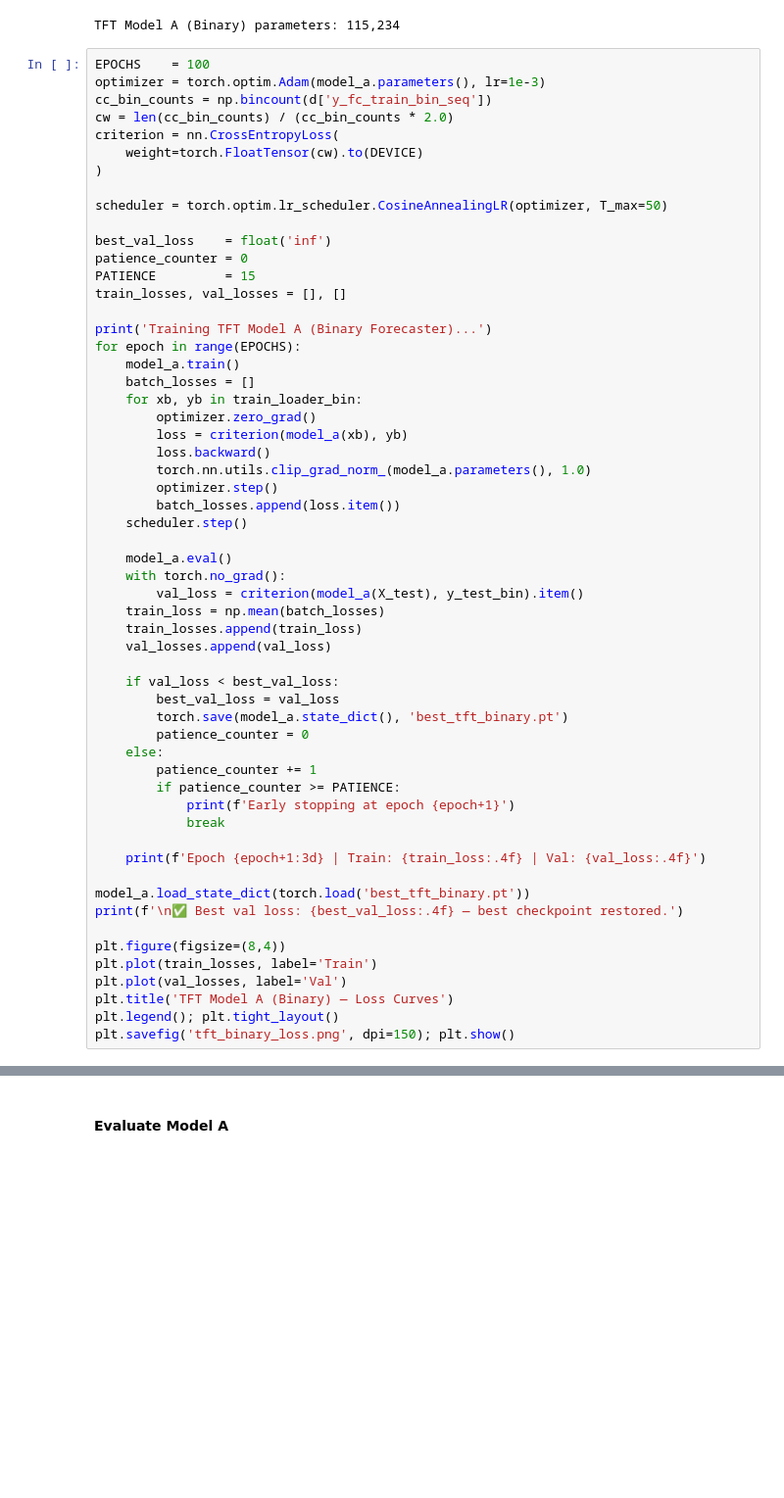
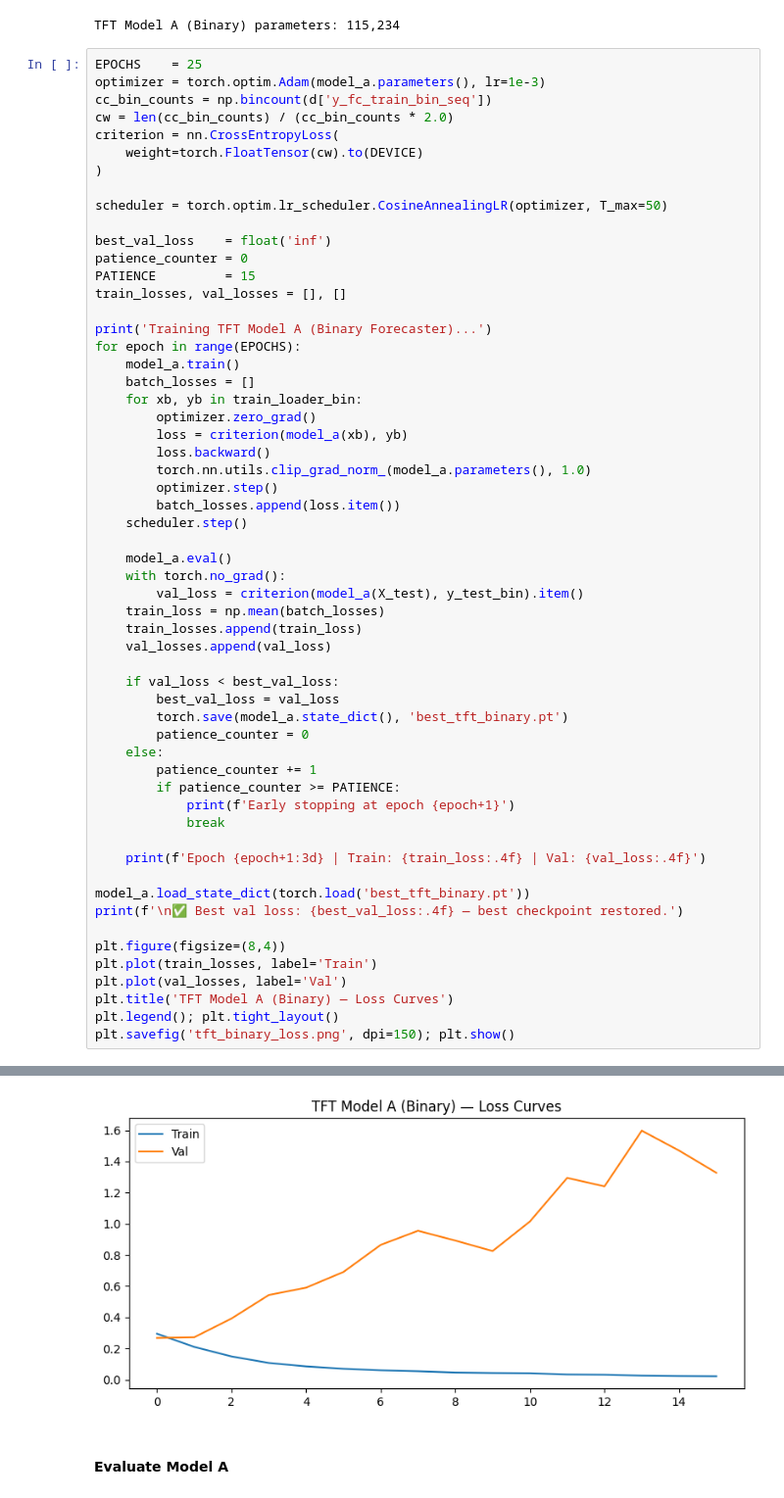
Before and after one commit to DeelakaDias/Preventing-Mechanism, a Jupyter notebook: All Models/03_TFT_Forecaster.ipynb, the cells around one changed output, grey strips where cells are left out. Shown at 98% size. Saved outputs shown, nothing was run; the diff lists cells and outputs as text; blank space fills up the shorter version.

```diff
--- a/All Models/03_TFT_Forecaster.ipynb
+++ b/All Models/03_TFT_Forecaster.ipynb
@@ -128,7 +128,7 @@ print(f'TFT Model A (Binary) parameters: {sum(p.numel() for p in model_a.paramet
 # %% [output]
 TFT Model A (Binary) parameters: 115,234
 # %%
-EPOCHS    = 100
+EPOCHS    = 25
 optimizer = torch.optim.Adam(model_a.parameters(), lr=1e-3)
 cc_bin_counts = np.bincount(d['y_fc_train_bin_seq'])
 cw = len(cc_bin_counts) / (cc_bin_counts * 2.0)
@@ -193,3 +207,4 @@ KeyboardInterrupt:
+[figure, added]
 # %% [markdown]
 #### Evaluate Model A
 # %%
```
Also changed, not shown: parts of 4 cells of this notebook, 4 other files.
